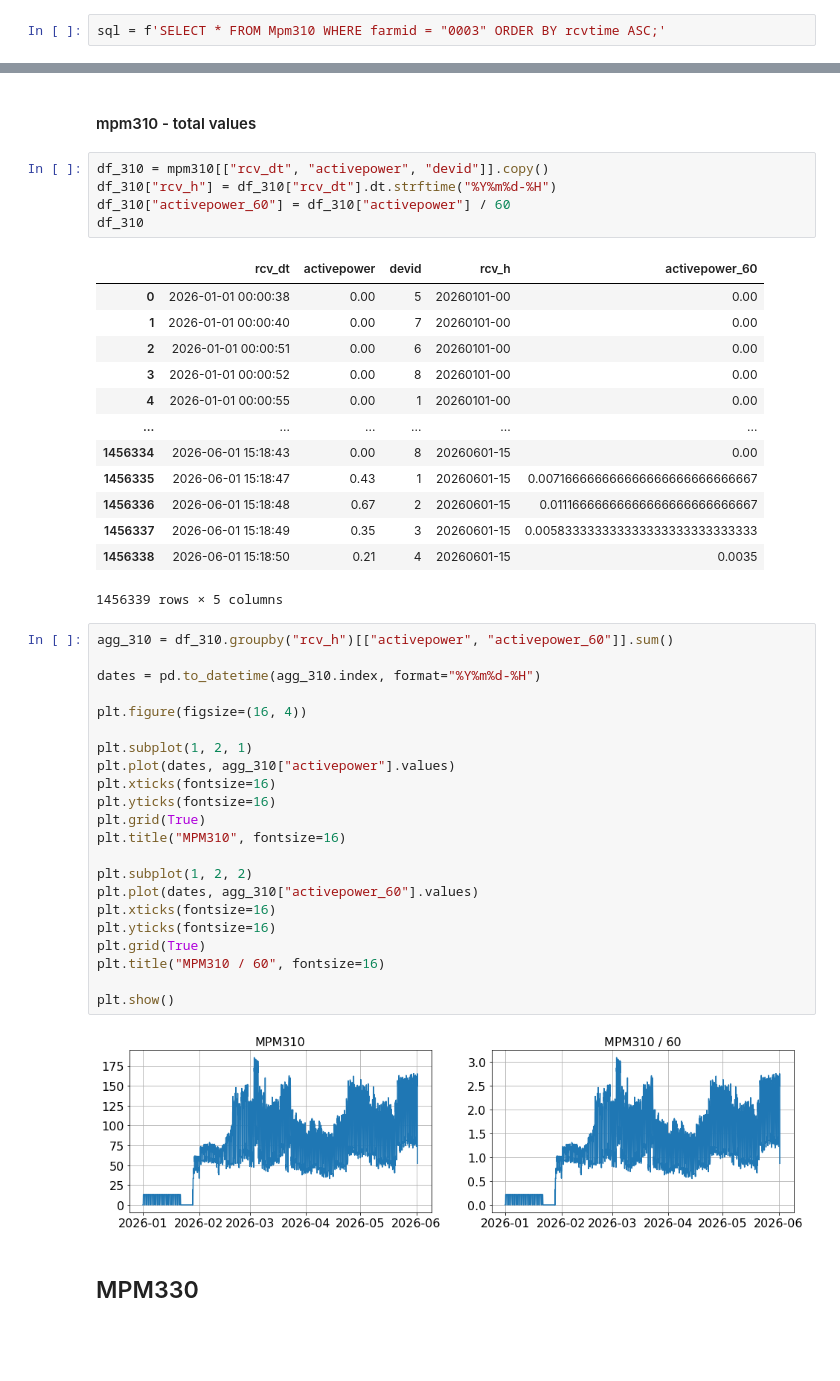
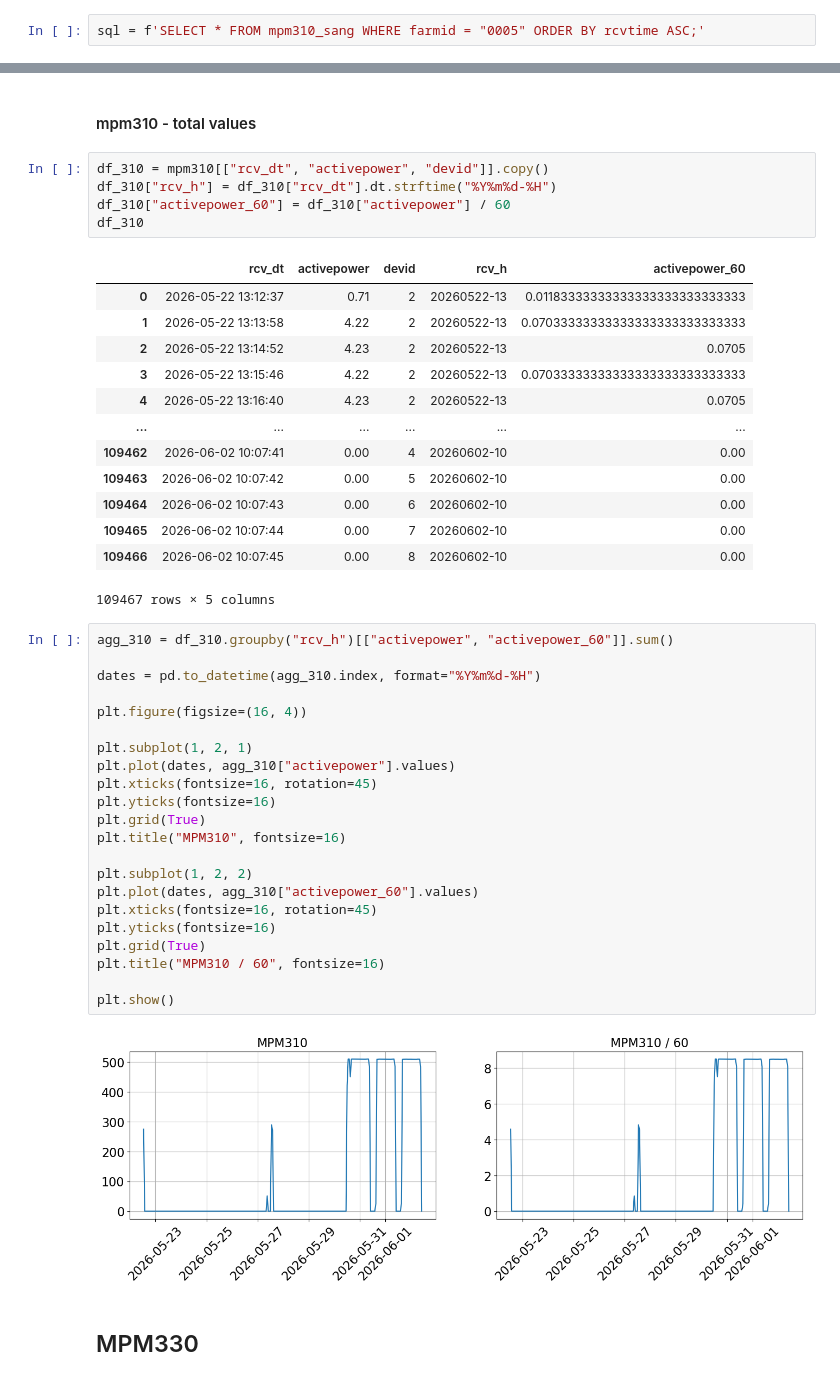
Before and after one commit to formegusto/sanggwan-dashboard-core, a Jupyter notebook: notebook/00.상관동 데이터 확인.ipynb, the cells around one changed output, grey strips where cells are left out. Saved outputs shown, nothing was run; the diff lists cells and outputs as text; blank space fills up the shorter version.

```diff
--- a/notebook/00.상관동 데이터 확인.ipynb
+++ b/notebook/00.상관동 데이터 확인.ipynb
@@ -27,7 +27,7 @@ remote = get_remote()
 # %% [markdown]
 ### MPM310
 # %%
-sql = f'SELECT * FROM Mpm310 WHERE farmid = "0003" ORDER BY rcvtime ASC;'
+sql = f'SELECT * FROM mpm310_sang WHERE farmid = "0005" ORDER BY rcvtime ASC;'
 # %%
 with remote.cursor() as cursor:
     cursor.execute(sql)
@@ -105,42 +121,42 @@ df_310["activepower_60"] = df_310["activepower"] / 60
 df_310
 # %% [output]
 |  | rcv_dt | activepower | devid | rcv_h | activepower_60 |
-| 0 | 2026-01-01 00:00:38 | 0.00 | 5 | 20260101-00 | 0.00 |
-| 1 | 2026-01-01 00:00:40 | 0.00 | 7 | 20260101-00 | 0.00 |
-| 2 | 2026-01-01 00:00:51 | 0.00 | 6 | 20260101-00 | 0.00 |
-| 3 | 2026-01-01 00:00:52 | 0.00 | 8 | 20260101-00 | 0.00 |
-| 4 | 2026-01-01 00:00:55 | 0.00 | 1 | 20260101-00 | 0.00 |
+| 0 | 2026-05-22 13:12:37 | 0.71 | 2 | 20260522-13 | 0.01183333333333333333333333333 |
+| 1 | 2026-05-22 13:13:58 | 4.22 | 2 | 20260522-13 | 0.07033333333333333333333333333 |
+| 2 | 2026-05-22 13:14:52 | 4.23 | 2 | 20260522-13 | 0.0705 |
+| 3 | 2026-05-22 13:15:46 | 4.22 | 2 | 20260522-13 | 0.07033333333333333333333333333 |
+| 4 | 2026-05-22 13:16:40 | 4.23 | 2 | 20260522-13 | 0.0705 |
 | ... | ... | ... | ... | ... | ... |
-| 1456334 | 2026-06-01 15:18:43 | 0.00 | 8 | 20260601-15 | 0.00 |
-| 1456335 | 2026-06-01 15:18:47 | 0.43 | 1 | 20260601-15 | 0.007166666666666666666666666667 |
-| 1456336 | 2026-06-01 15:18:48 | 0.67 | 2 | 20260601-15 | 0.01116666666666666666666666667 |
-| 1456337 | 2026-06-01 15:18:49 | 0.35 | 3 | 20260601-15 | 0.005833333333333333333333333333 |
-| 1456338 | 2026-06-01 15:18:50 | 0.21 | 4 | 20260601-15 | 0.0035 |
+| 109462 | 2026-06-02 10:07:41 | 0.00 | 4 | 20260602-10 | 0.00 |
+| 109463 | 2026-06-02 10:07:42 | 0.00 | 5 | 20260602-10 | 0.00 |
+| 109464 | 2026-06-02 10:07:43 | 0.00 | 6 | 20260602-10 | 0.00 |
+| 109465 | 2026-06-02 10:07:44 | 0.00 | 7 | 20260602-10 | 0.00 |
+| 109466 | 2026-06-02 10:07:45 | 0.00 | 8 | 20260602-10 | 0.00 |
-1456339 rows × 5 columns
+109467 rows × 5 columns
 # %%
 agg_310 = df_310.groupby("rcv_h")[["activepower", "activepower_60"]].sum()
 
 dates = pd.to_datetime(agg_310.index, format="%Y%m%d-%H")
 
 plt.figure(figsize=(16, 4))
 
 plt.subplot(1, 2, 1)
 plt.plot(dates, agg_310["activepower"].values)
-plt.xticks(fontsize=16)
+plt.xticks(fontsize=16, rotation=45)
 plt.yticks(fontsize=16)
 plt.grid(True)
 plt.title("MPM310", fontsize=16)
 
 plt.subplot(1, 2, 2)
 plt.plot(dates, agg_310["activepower_60"].values)
-plt.xticks(fontsize=16)
+plt.xticks(fontsize=16, rotation=45)
 plt.yticks(fontsize=16)
 plt.grid(True)
 plt.title("MPM310 / 60", fontsize=16)
 
 plt.show()
 # %% [output]
-[figure, old version]
+[figure, new version]
 # %% [markdown]
 ## MPM330
 # %%
```
Also changed, not shown: parts of 12 cells of this notebook, 1 other file.
